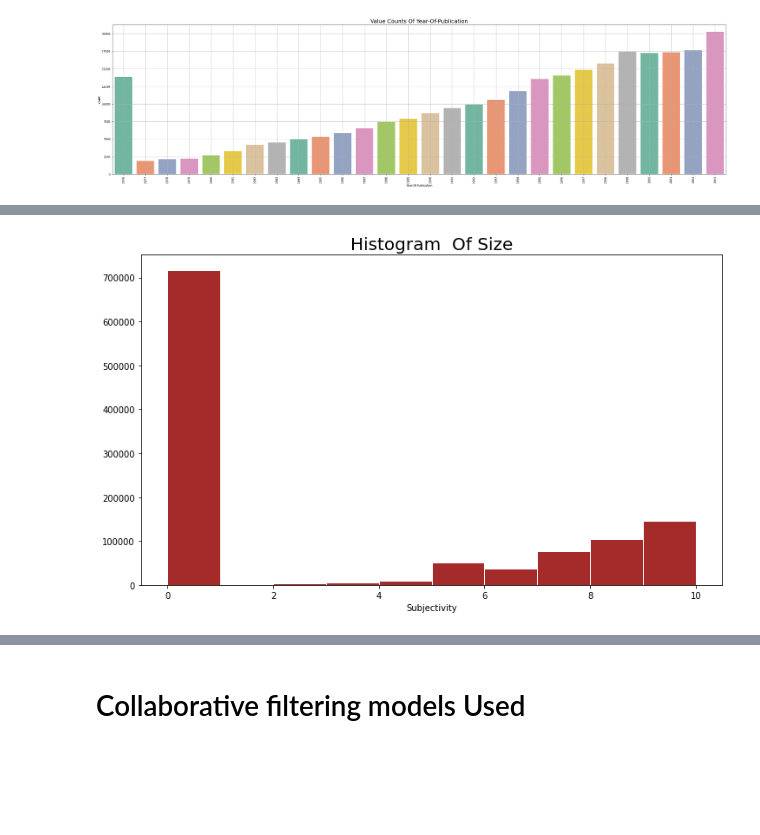
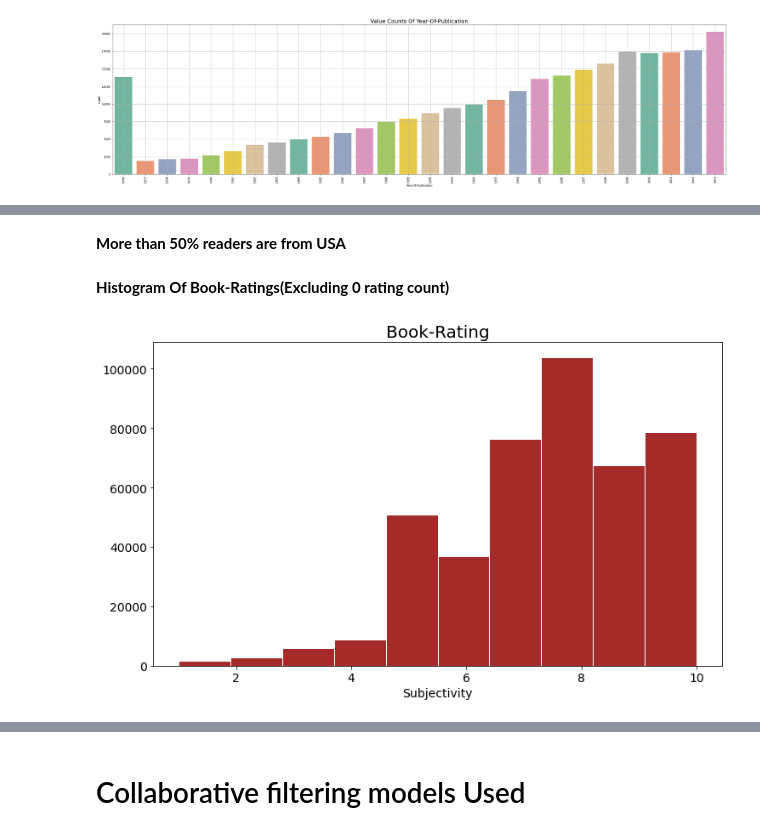
Before and after one commit to saurabhshinkar/BRS, a Jupyter notebook: Book_Recommendation_System_Saurabh_Shinkar.ipynb, the cells around one changed output, grey strips where cells are left out. Saved outputs shown, nothing was run; the diff lists cells and outputs as text; code cells hidden in the pictures; blank space fills up the shorter version.

```diff
--- a/Book_Recommendation_System_Saurabh_Shinkar.ipynb
+++ b/Book_Recommendation_System_Saurabh_Shinkar.ipynb
@@ -532,0 +504,7 @@ Top10_Book
+# %%
+#barplot of Top 10 sold Books
+plt.rcParams['figure.figsize'] = (10, 5)
+sns.barplot(Top10_Book['Book-Title'],Top10_Book['Count'])
+plt.xticks(rotation=70, horizontalalignment="center")
+plt.grid()
+plt.title('Top 10 Sold Books')
@@ -646,6 +620,0 @@ Top10_Country
-# %%
-#Distribution Plot Of Age
-plt.rcParams['figure.figsize'] = (15, 5)
-sns.distplot(merged['Age'],color="blue")
-plt.grid()
-plt.title('Distribution Plot Of Age')
@@ -670,9 +629,14 @@ Name: Book-Rating, Length: 1149780, dtype: bool
+# %% [markdown]
+**More than 50% readers are from USA**
+# %% [markdown]
+**Histogram Of Book-Ratings(Excluding 0 rating count)**
 # %%
-#Histogram Of Book-Rating
+#Histogram Of Book-Rating excluding rating equal to zero
+ratings= ratings[ratings['Book-Rating'] != 0]
 plt.figure(figsize=(12,7))
 plt.xlabel("Subjectivity")
-plt.title("Histogram  Of Size",fontsize=20)
+plt.title("Book-Rating",fontsize=20)
 plt.hist(ratings['Book-Rating'],color="brown",edgecolor="white")
 plt.show()
 # %% [output]
-[figure, old version]
+[figure, new version]
```
Also changed, not shown: parts of 86 cells of this notebook.
